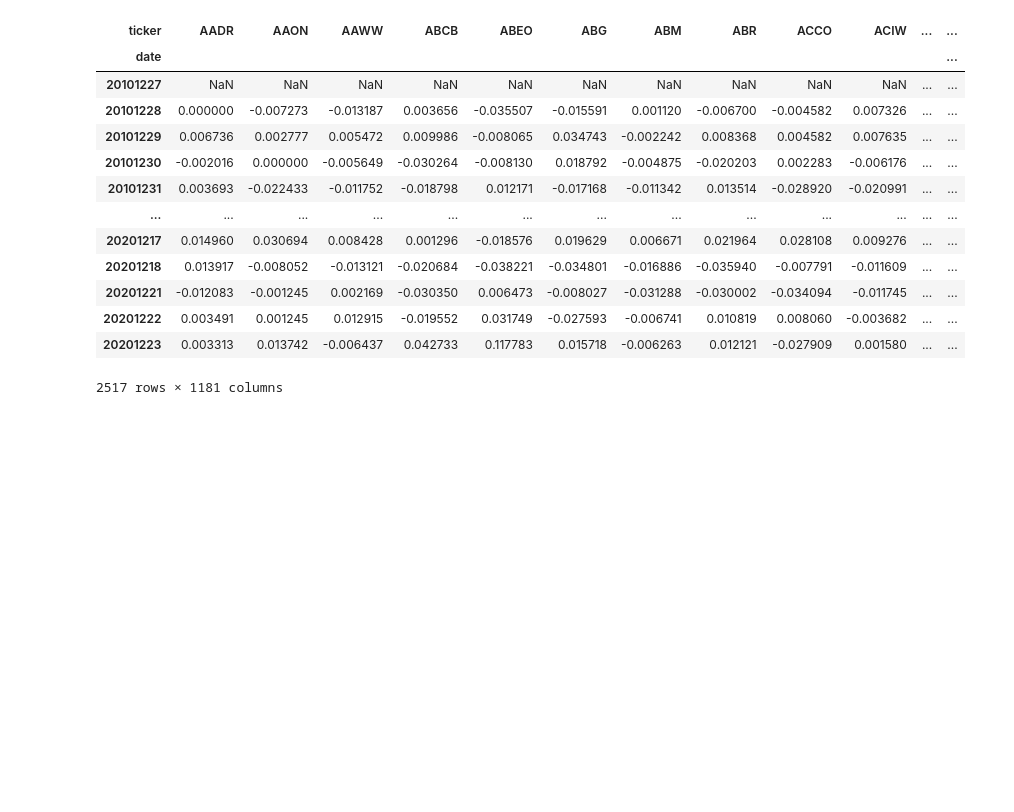
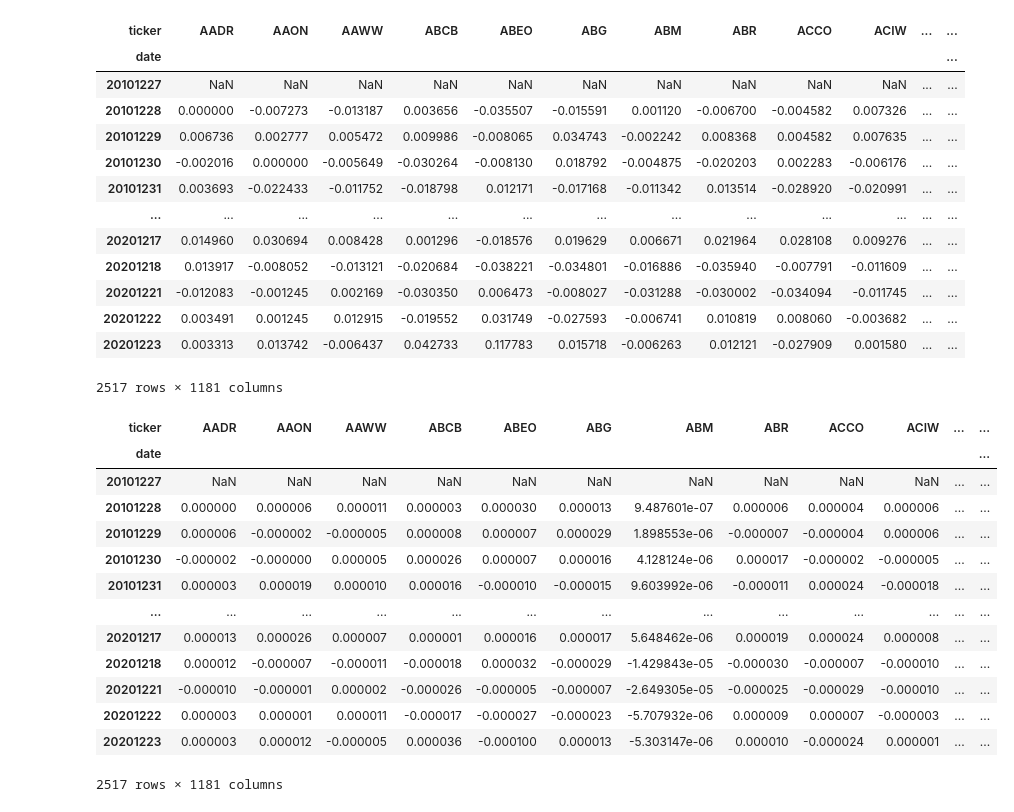
Before and after one commit to ricocahyadi777/quant-trading-project-maf, a Jupyter notebook: Quant.ipynb, the cells around one changed output. Drawn from its saved outputs; the diff is of its cells as text; code cells hidden in the pictures; blank space fills up the shorter version.

```diff
--- a/Quant.ipynb
+++ b/Quant.ipynb
@@ -149,3 +136,21 @@ asset_log_returns
 | 20201222 | 0.003491 | 0.001245 | 0.012915 | -0.019552 | 0.031749 | -0.027593 | -0.006741 | 0.010819 | 0.008060 | -0.003682 | ... | ... |
 | 20201223 | 0.003313 | 0.013742 | -0.006437 | 0.042733 | 0.117783 | 0.015718 | -0.006263 | 0.012121 | -0.027909 | 0.001580 | ... | ... |
 2517 rows × 1181 columns
+# %%
+raw_return = asset_log_returns*trading_positions
+raw_return
+# %% [output]
+| ticker | AADR | AAON | AAWW | ABCB | ABEO | ABG | ABM | ABR | ACCO | ACIW | ... | ... |
+| date |  |  |  |  |  |  |  |  |  |  |  | ... |
+| 20101227 | NaN | NaN | NaN | NaN | NaN | NaN | NaN | NaN | NaN | NaN | ... | ... |
+| 20101228 | 0.000000 | 0.000006 | 0.000011 | 0.000003 | 0.000030 | 0.000013 | 9.487601e-07 | 0.000006 | 0.000004 | 0.000006 | ... | ... |
+| 20101229 | 0.000006 | -0.000002 | -0.000005 | 0.000008 | 0.000007 | 0.000029 | 1.898553e-06 | -0.000007 | -0.000004 | 0.000006 | ... | ... |
+| 20101230 | -0.000002 | -0.000000 | 0.000005 | 0.000026 | 0.000007 | 0.000016 | 4.128124e-06 | 0.000017 | -0.000002 | -0.000005 | ... | ... |
+| 20101231 | 0.000003 | 0.000019 | 0.000010 | 0.000016 | -0.000010 | -0.000015 | 9.603992e-06 | -0.000011 | 0.000024 | -0.000018 | ... | ... |
+| ... | ... | ... | ... | ... | ... | ... | ... | ... | ... | ... | ... | ... |
+| 20201217 | 0.000013 | 0.000026 | 0.000007 | 0.000001 | 0.000016 | 0.000017 | 5.648462e-06 | 0.000019 | 0.000024 | 0.000008 | ... | ... |
+| 20201218 | 0.000012 | -0.000007 | -0.000011 | -0.000018 | 0.000032 | -0.000029 | -1.429843e-05 | -0.000030 | -0.000007 | -0.000010 | ... | ... |
+| 20201221 | -0.000010 | -0.000001 | 0.000002 | -0.000026 | -0.000005 | -0.000007 | -2.649305e-05 | -0.000025 | -0.000029 | -0.000010 | ... | ... |
+| 20201222 | 0.000003 | 0.000001 | 0.000011 | -0.000017 | -0.000027 | -0.000023 | -5.707932e-06 | 0.000009 | 0.000007 | -0.000003 | ... | ... |
+| 20201223 | 0.000003 | 0.000012 | -0.000005 | 0.000036 | -0.000100 | 0.000013 | -5.303147e-06 | 0.000010 | -0.000024 | 0.000001 | ... | ... |
+2517 rows × 1181 columns
```
Also changed, not shown: parts of 5 cells of this notebook.
